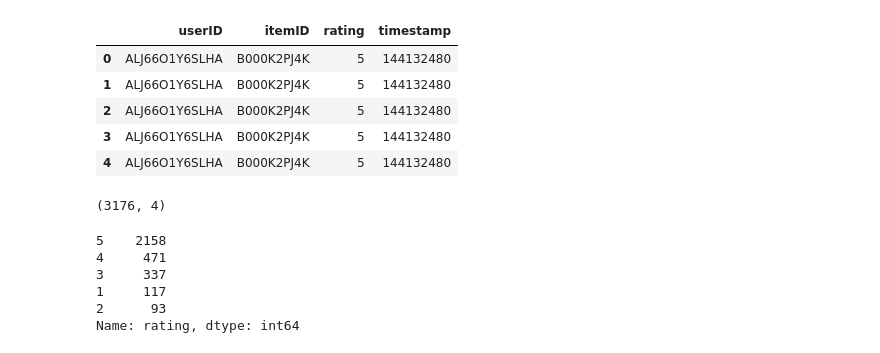
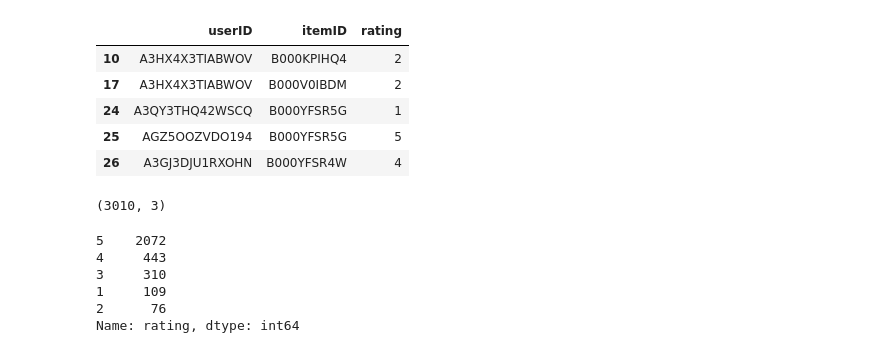
Before and after one commit to thijsgelton/IR-2122-Project, a Jupyter notebook: notebooks/kNN.ipynb, the cells around one changed output. Drawn from its saved outputs; the diff is of its cells as text; code cells hidden in the pictures.

```diff
--- a/notebooks/kNN.ipynb
+++ b/notebooks/kNN.ipynb
@@ -49,24 +46,24 @@ np.random.seed(my_seed)
 # %%
 df = pd.DataFrame()
-df[["userID", "itemID", "rating", "timestamp"]] = pd.read_json("AMAZON_FASHION_5.json")[["reviewerID", "asin", "overall", "unixReviewTime"]]
+df[["userID", "itemID", "rating"]] = pd.read_json("/content/AMAZON_FASHION_5.71.268 (1).json")[["userID", "itemID", "rating"]]
 df.head()
 # %% [output]
-|  | userID | itemID | rating | timestamp |
-| 0 | ALJ66O1Y6SLHA | B000K2PJ4K | 5 | 144132480 |
-| 1 | ALJ66O1Y6SLHA | B000K2PJ4K | 5 | 144132480 |
-| 2 | ALJ66O1Y6SLHA | B000K2PJ4K | 5 | 144132480 |
-| 3 | ALJ66O1Y6SLHA | B000K2PJ4K | 5 | 144132480 |
-| 4 | ALJ66O1Y6SLHA | B000K2PJ4K | 5 | 144132480 |
+|  | userID | itemID | rating |
+| 10 | A3HX4X3TIABWOV | B000KPIHQ4 | 2 |
+| 17 | A3HX4X3TIABWOV | B000V0IBDM | 2 |
+| 24 | A3QY3THQ42WSCQ | B000YFSR5G | 1 |
+| 25 | AGZ5OOZVDO194 | B000YFSR5G | 5 |
+| 26 | A3GJ3DJU1RXOHN | B000YFSR4W | 4 |
 # %%
 df.shape
 # %% [output]
-(3176, 4)
+(3010, 3)
 # %%
 df['rating'].value_counts()
 # %% [output]
-5    2158
-4     471
-3     337
-1     117
-2      93
+5    2072
+4     443
+3     310
+1     109
+2      76
 Name: rating, dtype: int64
```
Also changed, not shown: parts of 49 cells of this notebook, 5 other files.
